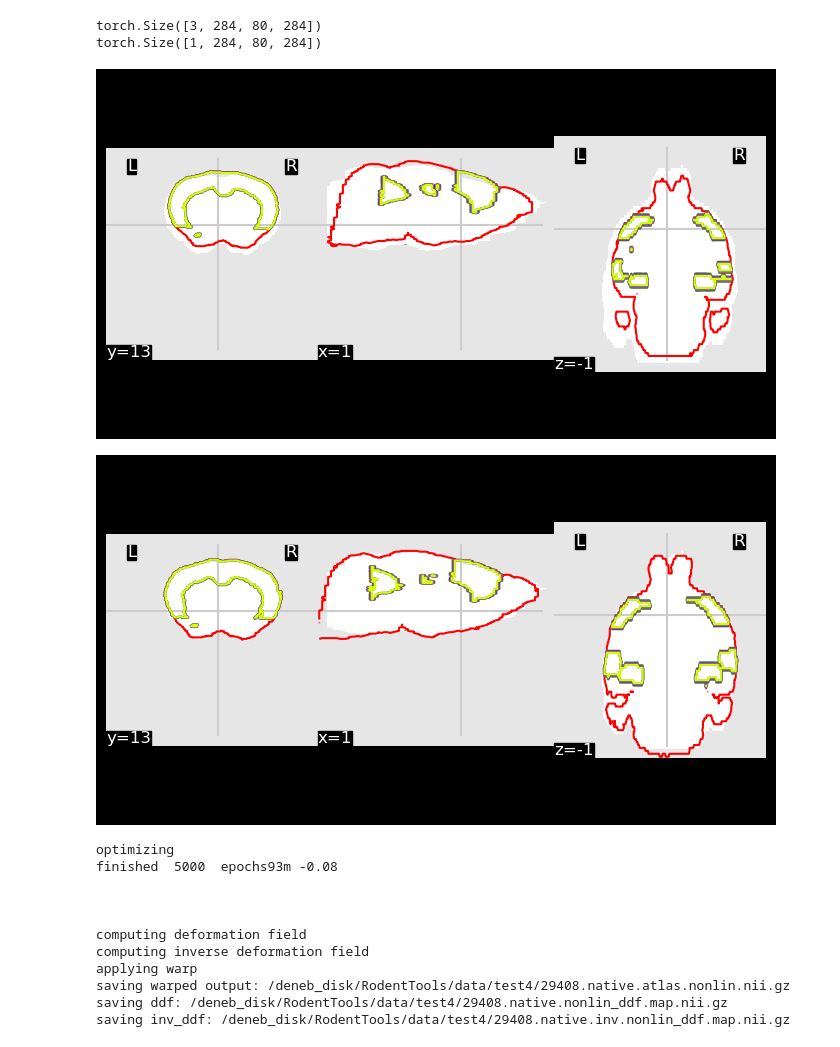
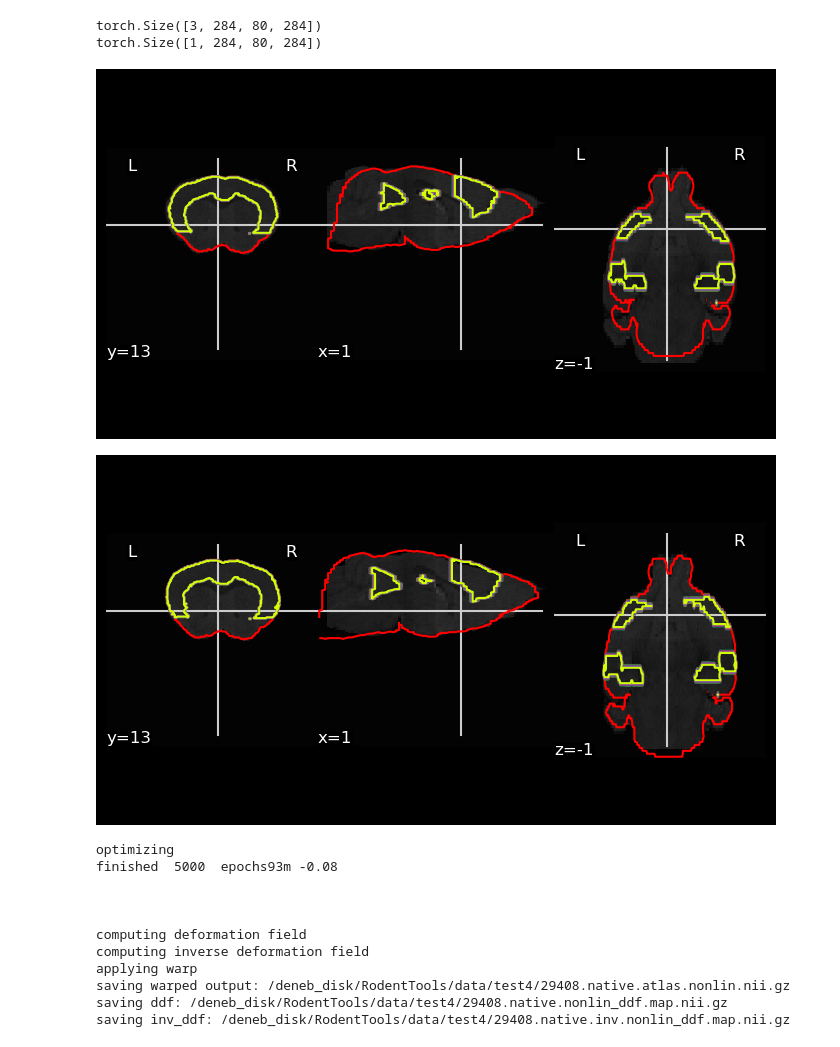
Before and after one commit to MouseSuite/rodreg, a Jupyter notebook: main_reg.ipynb, the cells around one changed output. Saved outputs shown, nothing was run; the diff lists cells and outputs as text; code cells hidden in the pictures.

```diff
--- a/main_reg.ipynb
+++ b/main_reg.ipynb
@@ -22,8 +22,8 @@ sub_bse_t2 = subbase+".bse.nii.gz"
 atlas_bse_t2 = "/deneb_disk/RodentTools/data/MSA100/MSA100/MSA100.bfc.nii.gz"
 atlas_labels = "/deneb_disk/RodentTools/data/MSA100/MSA100/MSA100.label.nii.gz"
 
-centered_atlas = subbase+".atlas.cert.nii.gz"
-centered_atlas_labels = subbase+".atlas.cert.label.nii.gz"
+centered_atlas = subbase+".atlas.cent.nii.gz"
+centered_atlas_labels = subbase+".atlas.cent.label.nii.gz"
 
 centered_atlas_linreg = subbase+".atlas.lin.nii.gz"
 centered_atlas_linreg_labels = subbase+".atlas.lin.label.nii.gz"
@@ -125,13 +125,13 @@ nb.save(
 torch.Size([3, 284, 80, 284])
 torch.Size([1, 284, 80, 284])
 # %%
-d = plot_anat(sub_bse_t2, vmax=25)
+d = plot_anat(sub_bse_t2)
 d.add_contours(centered_atlas_labels, cmap="prism")
-d = plot_anat(sub_bse_t2, vmax=25)
+d = plot_anat(sub_bse_t2)
 d.add_contours(centered_atlas_linreg_labels, cmap="prism")
 # %% [output]
-[figure, old version]
+[figure, new version]
-[figure, old version]
+[figure, new version]
 # %%
 nonlin_reg = Warper()
 nonlin_reg.nonlinear_reg(
```
Also changed, not shown: parts of 4 cells of this notebook.
